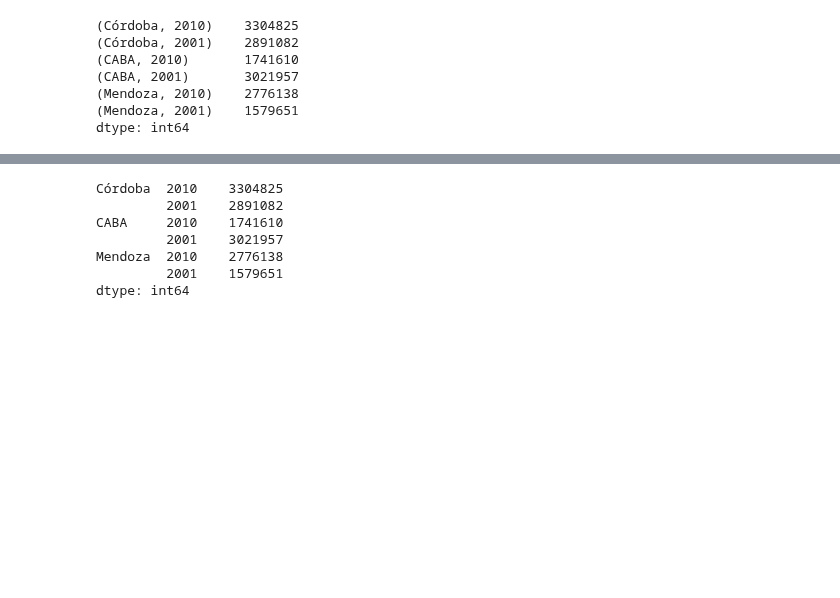
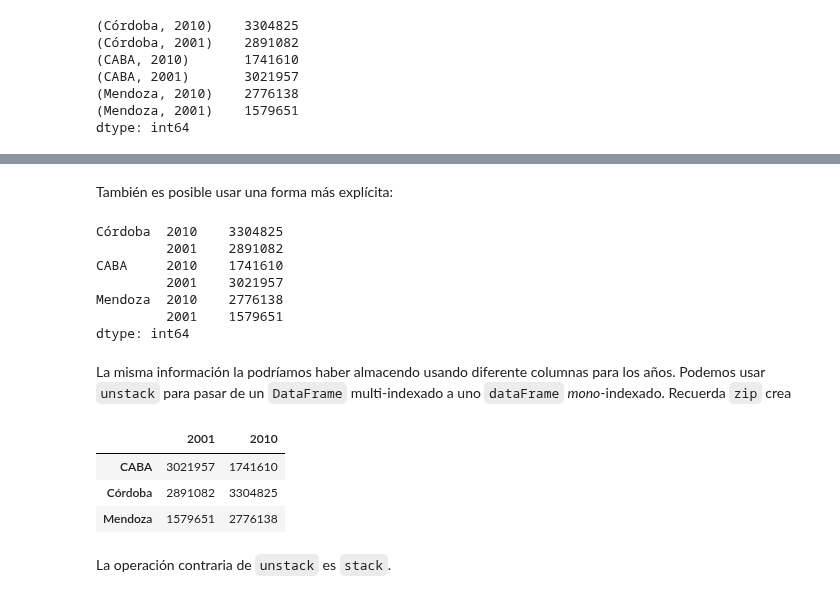
Before and after one commit to danzaconloros/intro_ciencia_de_datos, a Jupyter notebook: 03_Manipulación_de_datos_y_Pandas.ipynb, the cells around one changed output, grey strips where cells are left out. Cells and saved outputs as stored; diff of their text form; code cells hidden in the pictures; blank space fills up the shorter version.

Commit message:
multiindexado

```diff
--- a/03_Manipulación_de_datos_y_Pandas.ipynb
+++ b/03_Manipulación_de_datos_y_Pandas.ipynb
@@ -1041,7 +1062,11 @@ Pandas nos ofrece una alternativa
+# %% [markdown]
+También es posible usar una forma más explícita:
 # %%
+demo = pd.Series(pob, index=index)
+
 nuevo_indice = pd.MultiIndex.from_tuples(index)
-df = df.reindex(nuevo_indice)
-df
+demo = demo.reindex(nuevo_indice)
+demo
 # %% [output]
 Córdoba  2010    3304825
          2001    2891082
@@ -1050,3 +1075,14 @@ CABA     2010    1741610
 Mendoza  2010    2776138
          2001    1579651
 dtype: int64
+# %% [markdown]
+La misma información la podríamos haber almacendo usando diferente columnas para los años. Podemos usar `unstack` para pasar de un `DataFrame` multi-indexado a uno `dataFrame` _mono_-indexado. Recuerda `zip` crea
+# %%
+demo.unstack()
+# %% [output]
+|  | 2001 | 2010 |
+| CABA | 3021957 | 1741610 |
+| Córdoba | 2891082 | 3304825 |
+| Mendoza | 1579651 | 2776138 |
+# %% [markdown]
+La operación contraria de `unstack` es `stack`.
```
Also changed, not shown: parts of 26 cells of this notebook.
